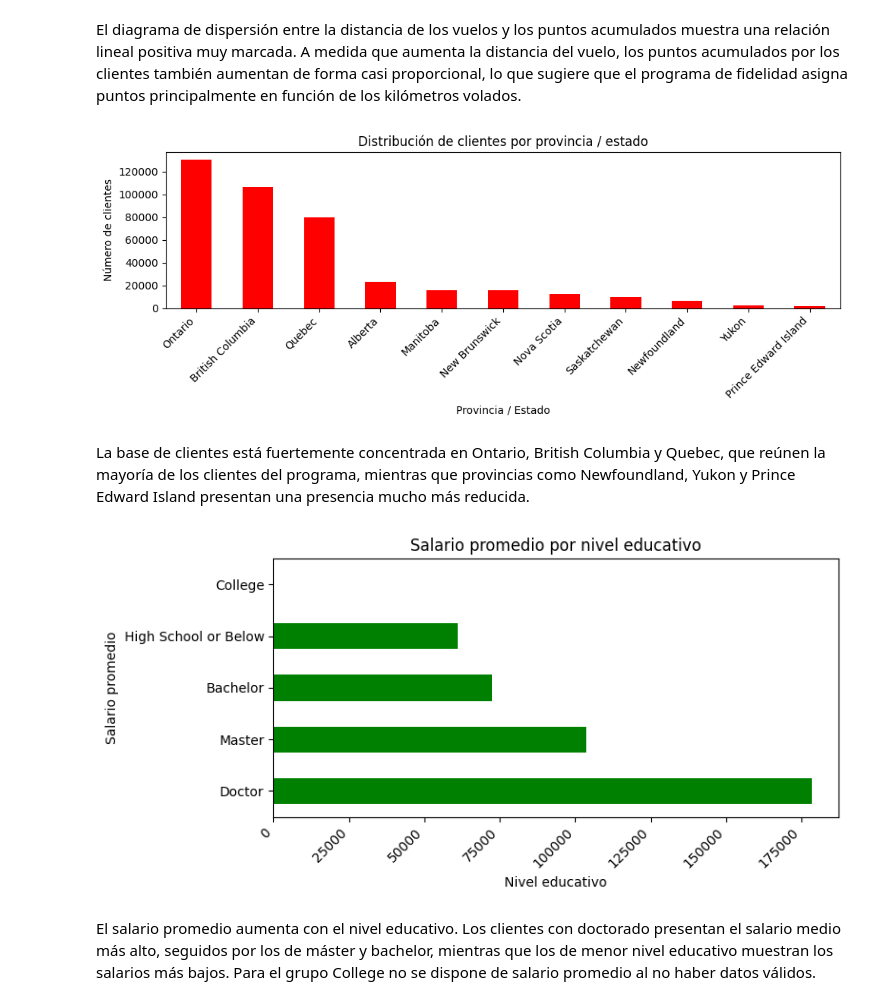
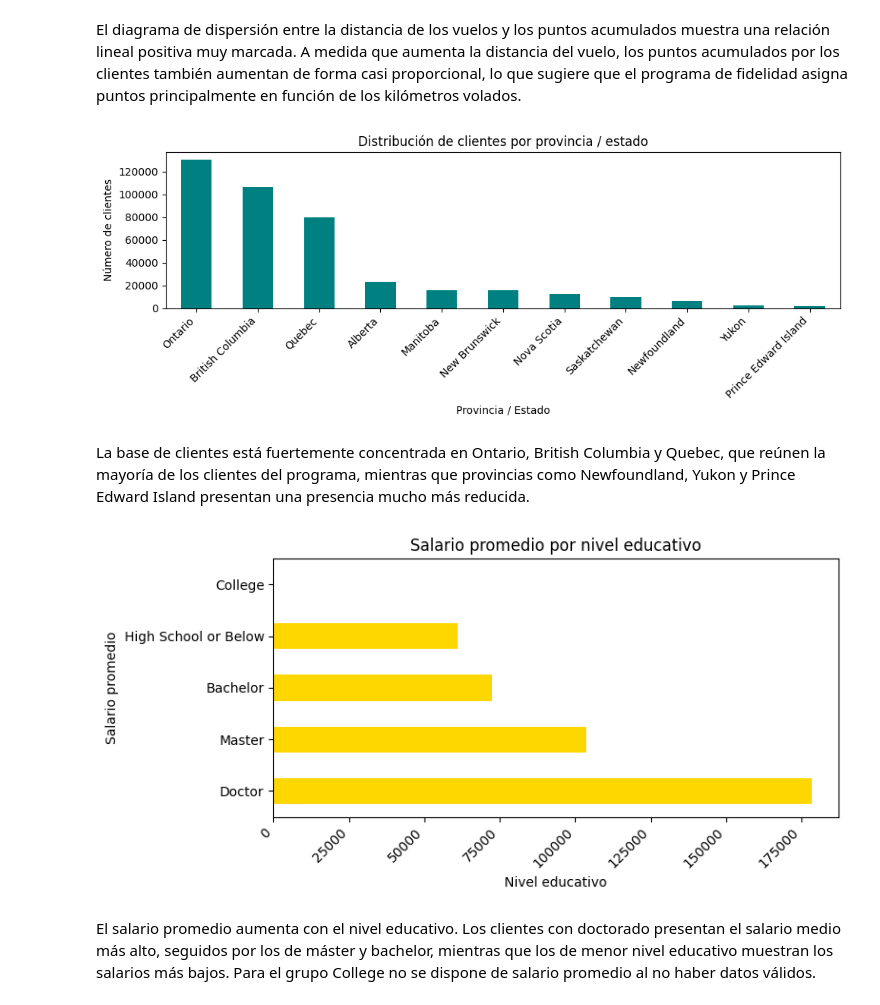
Before and after one commit to Adalab/bda-modulo-3-evaluacion-final-Ruthpsegovia, a Jupyter notebook: Evaluacion-Modulo-3-Ruth-Perez-Segovia.ipynb, the cells around one changed output. Drawn from its saved outputs; the diff is of its cells as text; code cells hidden in the pictures.

```diff
--- a/Evaluacion-Modulo-3-Ruth-Perez-Segovia.ipynb
+++ b/Evaluacion-Modulo-3-Ruth-Perez-Segovia.ipynb
@@ -540,7 +552,7 @@ El diagrama de dispersión entre la distancia de los vuelos y los puntos acumula
 
 customers_per_state = df_merged["Province"].value_counts()
 plt.figure(figsize=(10,4))
-customers_per_state.plot(kind="bar", color="red")
+customers_per_state.plot(kind="bar", color="teal")
 plt.xlabel("Provincia / Estado")
 plt.ylabel("Número de clientes")
 plt.title("Distribución de clientes por provincia / estado")
@@ -548,27 +560,27 @@ plt.xticks(rotation=45, ha="right")
 plt.tight_layout()
 plt.show()
 # %% [output]
-[figure, old version]
+[figure, new version]
 # %% [markdown]
 La base de clientes está fuertemente concentrada en Ontario, British Columbia y Quebec, que reúnen la mayoría de los clientes del programa, mientras que provincias como Newfoundland, Yukon y Prince Edward Island presentan una presencia mucho más reducida.
 # %%
 #¿Cómo se compara el salario promedio entre los diferentes niveles educativos de los clientes?
 salary_by_edu = (
     df_merged
     .groupby("Education")["Salary"]
     .mean()
     .sort_values(ascending=False)
 )
 plt.figure(figsize=(8,4))
-salary_by_edu.plot(kind="barh", color="green")
+salary_by_edu.plot(kind="barh", color="gold")
 plt.xlabel("Nivel educativo")
 plt.ylabel("Salario promedio")
 plt.title("Salario promedio por nivel educativo")
 plt.xticks(rotation=45, ha="right")
 plt.tight_layout()
 plt.show()
 # %% [output]
-[figure, old version]
+[figure, new version]
 # %% [markdown]
 El salario promedio aumenta con el nivel educativo. Los clientes con doctorado presentan el salario medio más alto, seguidos por los de máster y bachelor, mientras que los de menor nivel educativo muestran los salarios más bajos. Para el grupo College no se dispone de salario promedio al no haber datos válidos.
 # %%
```
Also changed, not shown: parts of 16 cells of this notebook.
